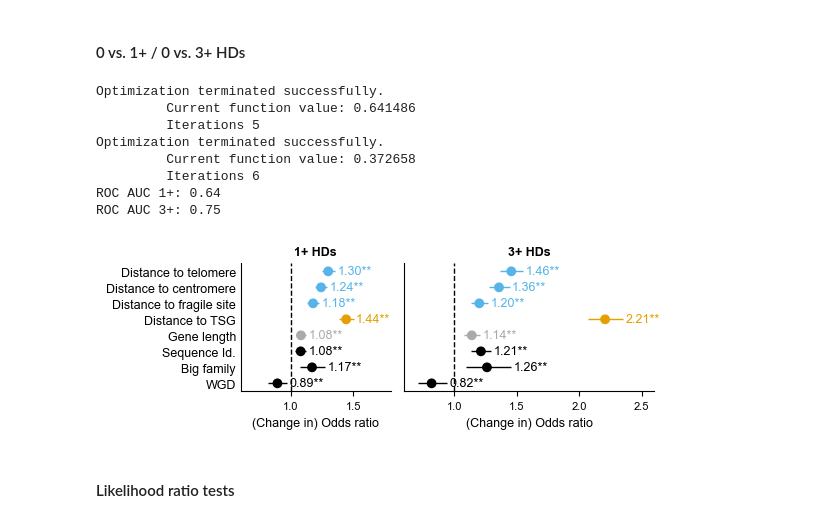
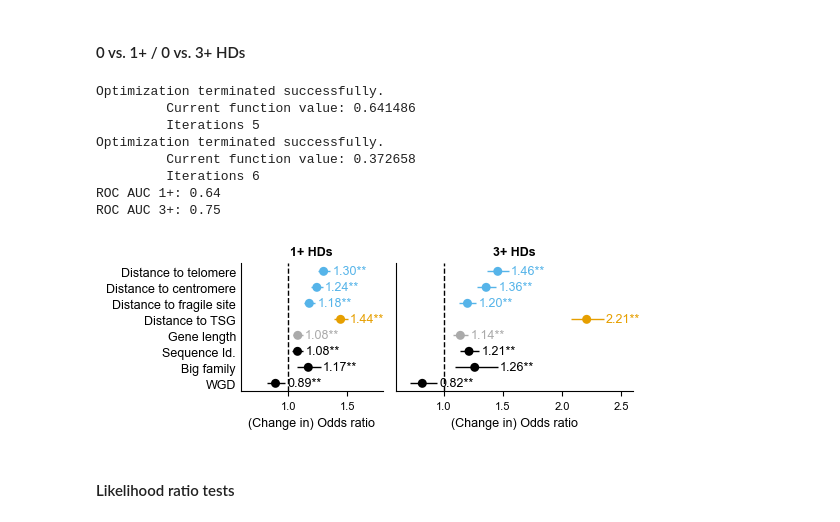
Before and after one commit to cancergenetics/paralog_HDs, a Jupyter notebook: 2_data_analysis/08_model_passenger_hds.ipynb, the cells around one changed output. Drawn from its saved outputs; the diff is of its cells as text; code cells hidden in the pictures.

```diff
--- a/2_data_analysis/08_model_passenger_hds.ipynb
+++ b/2_data_analysis/08_model_passenger_hds.ipynb
@@ -168,7 +165,7 @@ def convert_model_res(m):
     return df
 # %%
 def draw_coefs_logit(mres, ax, n=1):
-    sns.pointplot(np.exp(mres[1:].coef), mres[1:].term, join=False, scale=1.2, zorder=10, ax=ax,
+    sns.pointplot(np.exp(mres[1:].coef), mres[1:].term, join=False, scale=1.1, zorder=10, ax=ax,
                   palette=[gp.get_color(c) for c in mres[1:]['cat']]);
     for row in mres[1:].iterrows():
         clr = gp.get_color(row[1]['cat'])
@@ -265,34 +262,34 @@ pdata.shape[0]
 # %% [markdown]
 #### 0 vs. 1+ / 0 vs. 3+ HDs
 # %%
-f, ax = plt.subplots(1, 2, figsize=(5.8, 2.1), sharey=True, gridspec_kw={'width_ratios':[0.6,1]})
+f, ax = plt.subplots(1, 2, figsize=(5.6, 2.1), sharey=True, gridspec_kw={'width_ratios':[0.6,1]})
 m1 = smf.logit("del1 ~ WGD + big_family + seqid + gene_length + dist_tsg + dist_fragsite + dist_centromere + dist_telomere",
                data=pdata).fit()
 draw_coefs_logit(convert_model_res(m1), ax[0], 1)
 ax[0].set_xlim([0.6,1.8]); ax[0].set_ylim([-0.5,len(m1.params)-1.5]); ax[0].axvline(1, linestyle='--', color='k')
 
 m3 = smf.logit("del3 ~ WGD + big_family + seqid + + gene_length + dist_tsg + dist_fragsite + dist_centromere + dist_telomere",
                data=pdata[(pdata.n_HDs==0) | (pdata.n_HDs>=3)]).fit()
 draw_coefs_logit(convert_model_res(m3), ax[1], 3)
 ax[1].set_xlim([0.6,2.6]); ax[1].set_ylim([-0.5,len(m3.params)-1.5]); ax[1].axvline(1, linestyle='--', color='k')
 
 ypred=m1.predict()
 print('ROC AUC 1+: %.2f' % (roc_auc_score(pdata.del1, ypred)))
 ypred=m3.predict()
 print('ROC AUC 3+: %.2f' % (roc_auc_score(pdata[(pdata.n_HDs==0) | (pdata.n_HDs>=3)].del3, ypred)))
 
 plt.tight_layout()
 plt.savefig('../figures/logit_model_paralog_dels.png', bbox_inches='tight', dpi=500, transparent=True)
 # %% [output]
 Optimization terminated successfully.
          Current function value: 0.641486
          Iterations 5
 Optimization terminated successfully.
          Current function value: 0.372658
          Iterations 6
 ROC AUC 1+: 0.64
 ROC AUC 3+: 0.75
-[figure, old version]
+[figure, new version]
 # %%
 #(1.8-0.6)/(2.6-0.6)
 # %% [markdown]
```
Also changed, not shown: parts of 2 cells of this notebook, 4 other files.
